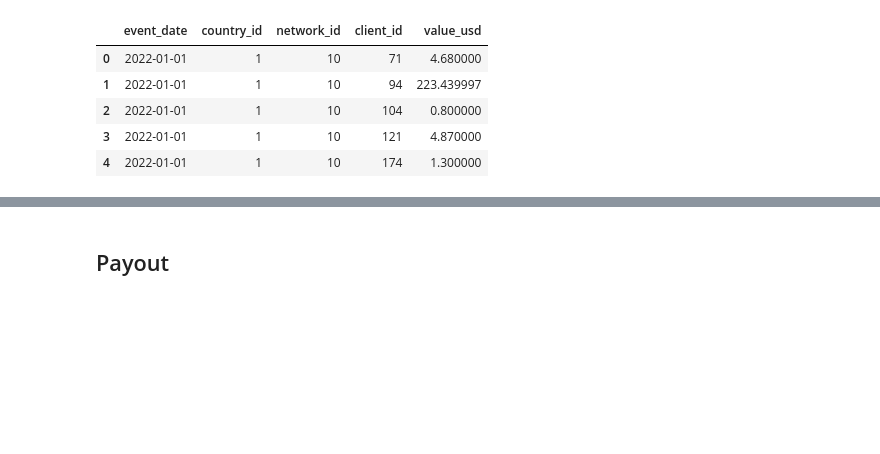
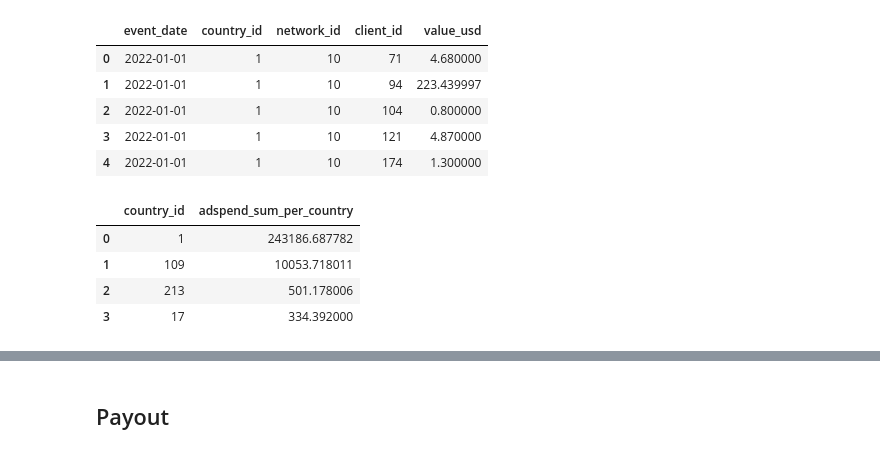
Before and after one commit to roshaan7zafar/JustDice, a Jupyter notebook: main.ipynb, the cells around one changed output, grey strips where cells are left out. Drawn from its saved outputs; the diff is of its cells as text; code cells hidden in the pictures; blank space fills up the shorter version.

```diff
--- a/main.ipynb
+++ b/main.ipynb
@@ -240,3 +256,11 @@ adspend_df.head()
 | 2 | 2022-01-01 | 1 | 10 | 104 | 0.800000 |
 | 3 | 2022-01-01 | 1 | 10 | 121 | 4.870000 |
 | 4 | 2022-01-01 | 1 | 10 | 174 | 1.300000 |
+# %%
+adspend_df.groupby(["country_id"])['value_usd'].sum().sort_values(ascending=False).reset_index(name='adspend_sum_per_country')
+# %% [output]
+|  | country_id | adspend_sum_per_country |
+| 0 | 1 | 243186.687782 |
+| 1 | 109 | 10053.718011 |
+| 2 | 213 | 501.178006 |
+| 3 | 17 | 334.392000 |
```
Also changed, not shown: parts of 3 cells of this notebook.
